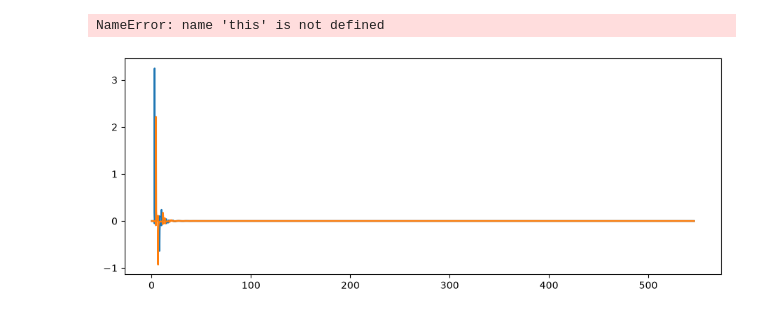
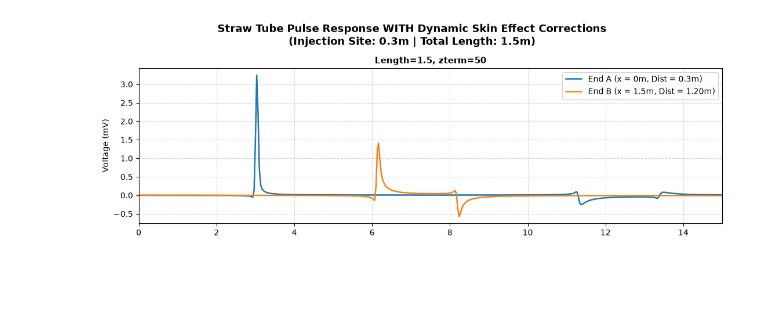
Before and after one commit to LBLmu2e/StrawSim, a Jupyter notebook: StrawModelTest.ipynb, the cells around one changed output. Cells and saved outputs as stored; diff of their text form; code cells hidden in the pictures; blank space fills up the shorter version.

```diff
--- a/StrawModelTest.ipynb
+++ b/StrawModelTest.ipynb
@@ -5,8 +5,7 @@ extra_paths = ["/home/online1/brownd/mu2e/pyana/RefAna", "/home/online1/brownd/m
 # %%
 # Create the model using dimensions specified in the prompt
 import StrawModel
-straw_detector = StrawModel.StrawModel(length_L=1.0, winding_angle_deg=37.0,Z_term=50)
+straw_detector = StrawModel.StrawModel(length_L=1.5, winding_angle_deg=37.0,Z_term=50)
 straw_detector.plot_response(inject_l=0.3)
 # %% [output]
-NameError: name 'this' is not defined
-[figure, old version]
+[figure, new version]
```
Also changed, not shown: parts of 1 cell of this notebook, 1 other file.
